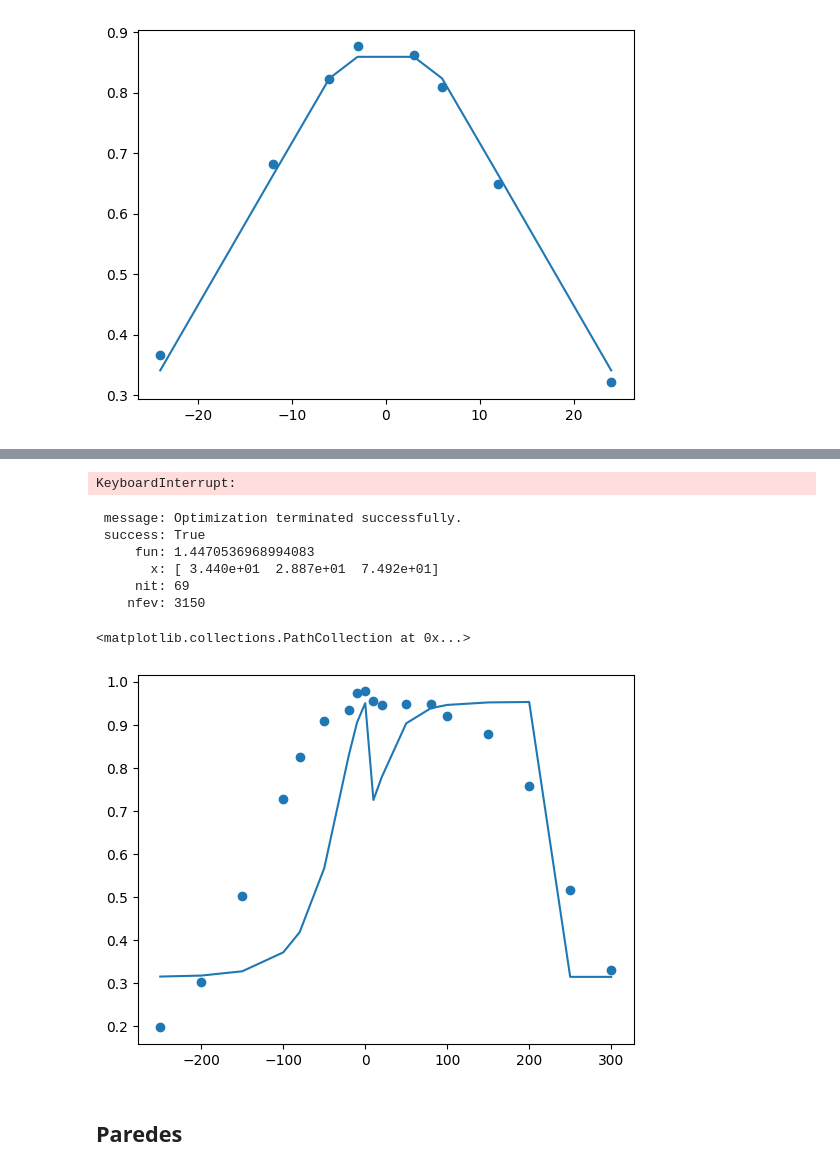
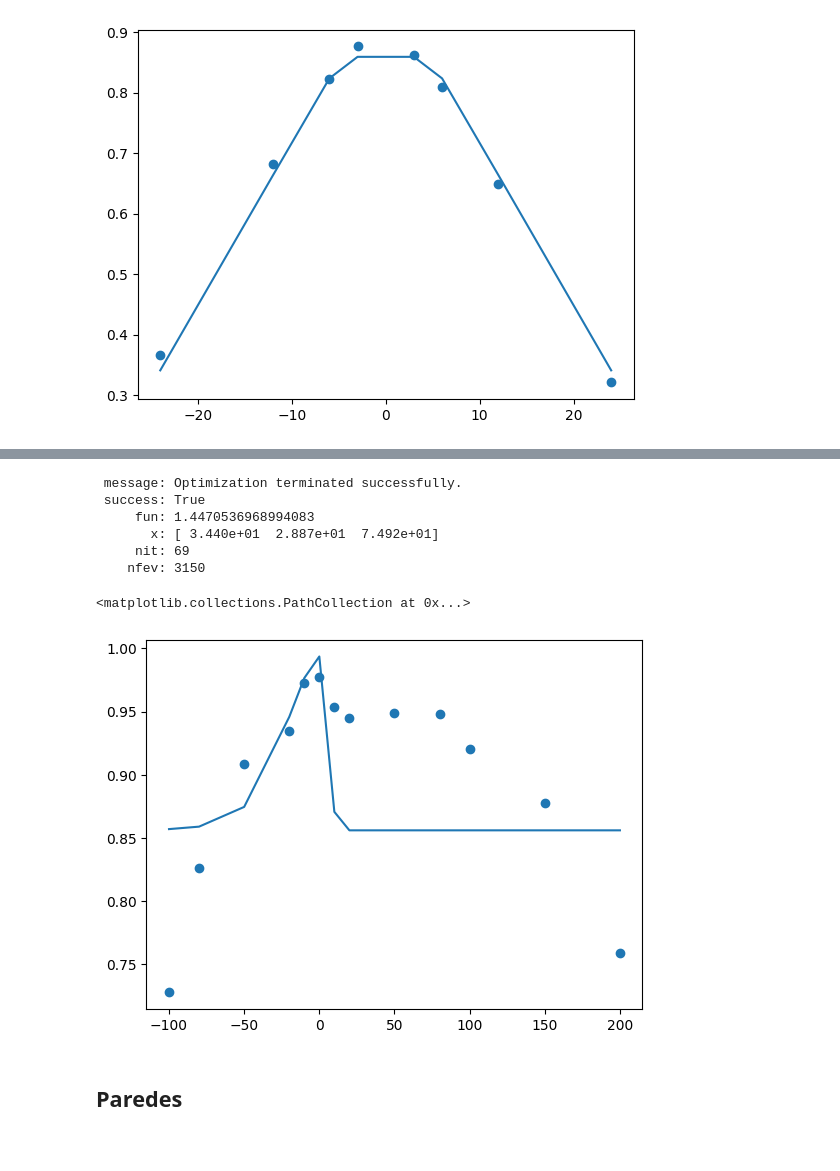
Before and after one commit to renatoparedes/NeuroMSI-Network, a Jupyter notebook: Fit.ipynb, the cells around one changed output, grey strips where cells are left out. Saved outputs shown, nothing was run; the diff lists cells and outputs as text; code cells hidden in the pictures.

Commit message:
Temporal causes fit setup ready

```diff
--- a/Fit.ipynb
+++ b/Fit.ipynb
@@ -583,66 +600,3 @@ print(cuppini2017_temporal_causes_fit_res)
-# %%
-from skneuromsi.neural import Cuppini2017
-
-temporal_causes_data_short = temporal_causes_data[3:-2]
-
-
-def temporal_cuppini2017_causes_job(a_tau, v_tau, m_tau, ff_weight, cm_weight):
-    causes = []
-    v_onset = 255
-    model = Cuppini2017(
-        neurons=10,
-        position_range=(0, 10),
-        position_res=1,
-        time_range=(0, 575),
-        tau=(a_tau, v_tau, m_tau),
-    )
-    for a_onset in v_onset + temporal_dis[3:-2]:
-        res = model.run(
-            feedforward_weight=ff_weight,
-            cross_modal_weight=cm_weight,
-            noise=False,
-            causes_kind="prob",
-            causes_dim="time",
-            auditory_stim_n=1,
-            visual_stim_n=1,
-            auditory_duration=6,
-            visual_duration=6,
-            auditory_onset=a_onset,
-            visual_onset=v_onset,
-        )
-
-        causes.append(res.causes_)
-
-    return np.array(causes)
-
-
-def temporal_cuppini2017_causes_cost(theta):
-    model_data = temporal_cuppini2017_causes_job(
-        theta[0], theta[1], theta[2], theta[3], theta[4]
-    )
-
-    exp_data = temporal_causes_data_short
-
-    cost = np.sum(np.square(np.divide(exp_data - model_data, exp_data)))
-
-    return cost
-
-
-bounds = [(0.001, 75), (0.001, 75), (0.001, 75), (0.01, 100), (0.01, 100)]
-cuppini2017_temporal_causes_fit_res = differential_evolution(
-    temporal_cuppini2017_causes_cost,
-    bounds,
-    disp=True,
-    updating="deferred",
-    workers=24,
-    polish=False,
-    seed=111,
-)
-print(cuppini2017_temporal_causes_fit_res)
-
-## Dtypes of list and arrays matter. Without float 32 argument, it achieves at least 16 steps
-# %% [output]
-KeyboardInterrupt:
 # %%
 print(cuppini2017_temporal_causes_fit_res)
 # %% [output]
@@ -653,19 +607,20 @@ print(cuppini2017_temporal_causes_fit_res)
      nit: 69
     nfev: 3150
 # %%
+cuppini2017_temporal_causes_fit_res = np.load("Cuppini_2017_temporal_fit_res_pars.npy")
 temporal_cuppini2017_model_causes_fit = temporal_cuppini2017_causes_job(
-    cuppini2017_temporal_causes_fit_res.x[0],
-    cuppini2017_temporal_causes_fit_res.x[1],
-    cuppini2017_temporal_causes_fit_res.x[2],
-    cuppini2017_temporal_causes_fit_res.x[3],
-    cuppini2017_temporal_causes_fit_res.x[4],
+    cuppini2017_temporal_causes_fit_res[0],
+    cuppini2017_temporal_causes_fit_res[1],
+    cuppini2017_temporal_causes_fit_res[2],
+    cuppini2017_temporal_causes_fit_res[3],
+    cuppini2017_temporal_causes_fit_res[4],
 )
 
-plt.plot(temporal_dis[3:-2], temporal_cuppini2017_model_causes_fit)
-plt.scatter(temporal_dis[3:-2], temporal_causes_data[3:-2])
+plt.plot(temporal_dis[6:-4], temporal_cuppini2017_model_causes_fit)
+plt.scatter(temporal_dis[6:-4], temporal_causes_data[6:-4])
 # %% [output]
 <matplotlib.collections.PathCollection at 0x...>
-[figure, old version]
+[figure, new version]
 # %% [markdown]
 ## Paredes
 # %%
```
Also changed, not shown: parts of 11 cells of this notebook, 8 other files.
